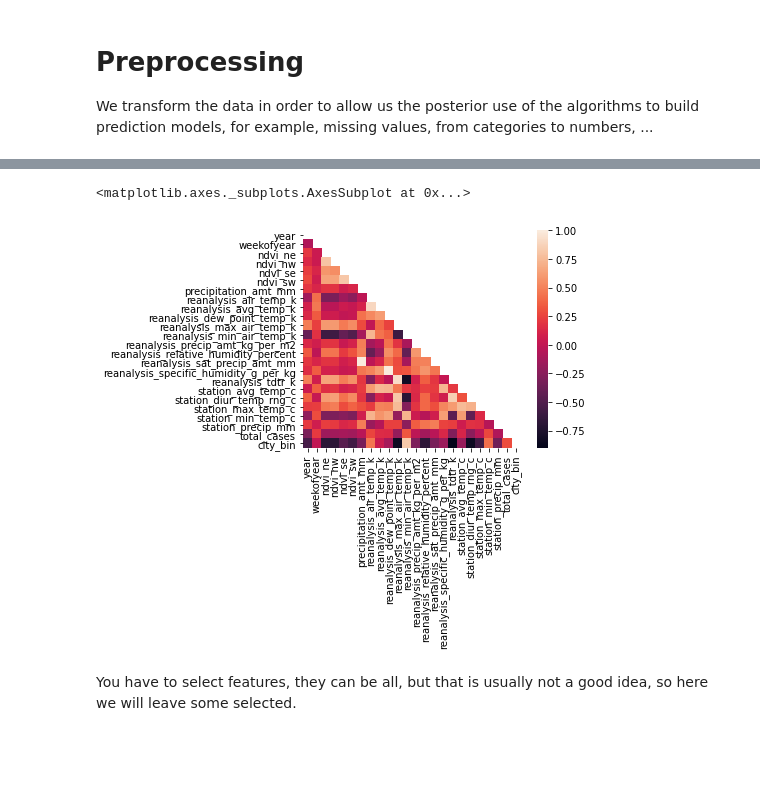
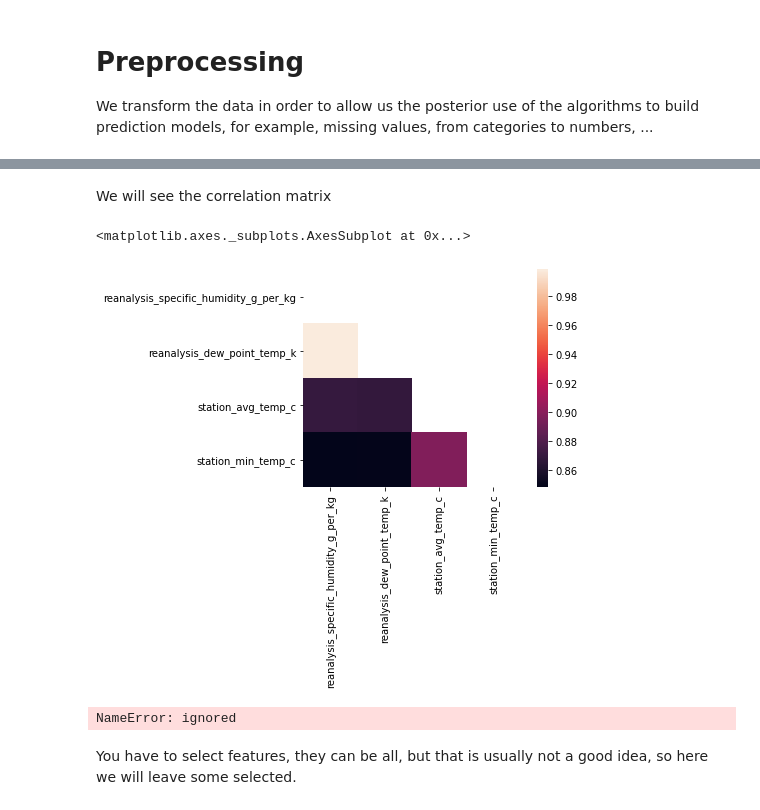
Before and after one commit to sergiobm3/ESI_MachineLearning, a Jupyter notebook: Dengue_KNN_algorithm.ipynb, the cells around one changed output, grey strips where cells are left out. Drawn from its saved outputs; the diff is of its cells as text; code cells hidden in the pictures; blank space fills up the shorter version.

```diff
--- a/Dengue_KNN_algorithm.ipynb
+++ b/Dengue_KNN_algorithm.ipynb
@@ -214,5 +34,33 @@ We also have to transform our categorical variables, in this case a single varia
-# %%
-from sklearn import preprocessing
-lb = preprocessing.LabelBinarizer()
-train['city_bin'] = lb.fit_transform(train['city'])
-test['city_bin'] = lb.fit_transform(test['city'])
+# %%
+from sklearn import preprocessing
+# make function to preprocess data
+def preprocess_data(data_path, labels_path=None):
+    # load data and set index to city, year, weekofyear
+    df = pd.read_csv(data_path)
+
+    # fill missing values
+    # try instead using mean and median
+    df.fillna(df.mean(), inplace=True)
+
+    #df = df[np.notnull(df)]
+    #df = df.dropna()
+    lb = preprocessing.LabelBinarizer()
+    # add labels to dataframe
+    if labels_path:
+        labels = pd.read_csv(labels_path)
+
+        labels['city'] = lb.fit_transform(labels['city'])
+        #df = df.join(labels)
+
+    df['city'] =  lb.fit_transform(df['city'])
+
+    selected_features = ['reanalysis_specific_humidity_g_per_kg', 'reanalysis_dew_point_temp_k',
+                 'station_avg_temp_c', 'station_min_temp_c']
+    df = df[selected_features]
+
+#sj_labels.head()
+    if labels_path:
+        return df, labels
+    return df
+# %%
+df_features, df_labels  = preprocess_data('dengue_features_train.csv', labels_path="dengue_labels_train.csv")
@@ -219,13 +70,23 @@ test['city_bin'] = lb.fit_transform(test['city'])
+# %% [markdown]
+We will see the correlation matrix
 # %%
 import seaborn as sns
 
-mask = np.zeros_like(train.corr())
+mask = np.zeros_like(df_features.corr())
 mask[np.triu_indices_from(mask)] = True
 
 #sns.set()
-sns.heatmap(train.corr(),xticklabels=train.corr().columns,yticklabels=train.corr().columns, mask= mask,square=True, annot=False)
+sns.heatmap(sj_features.corr(),xticklabels=sj_features.corr().columns,yticklabels=sj_features.corr().columns, mask= mask,square=True, annot=False)
 # %% [output]
 <matplotlib.axes._subplots.AxesSubplot at 0x...>
-[figure, old version]
+[figure, new version]
+# %%
+from sklearn.feature_selection import SelectKBest, f_regression
+selector = SelectKBest(f_regression,k=5).fit(selecting_features,train['total_cases']) #substitute train by selecting_features
+cols = selector.get_support(indices=True)
+
+#cols = np.append(cols,train.columns.get_loc('total_cases'))
+# %% [output]
+NameError: ignored
 # %% [markdown]
 You have to select features, they can be all, but that is usually not a good idea, so here we will leave some selected.
```
Also changed, not shown: parts of 53 cells of this notebook.
